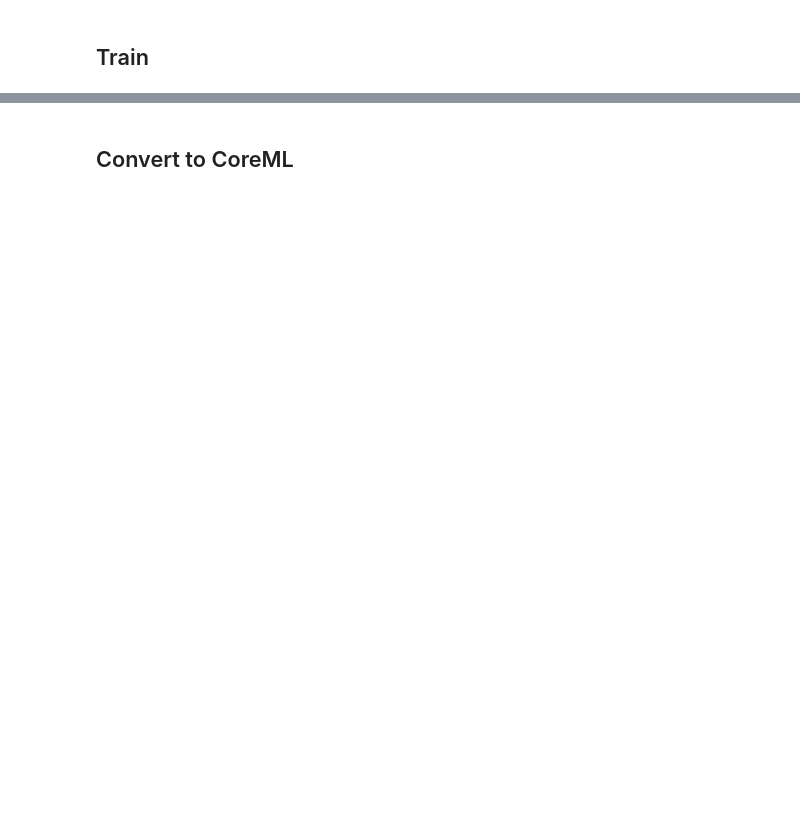
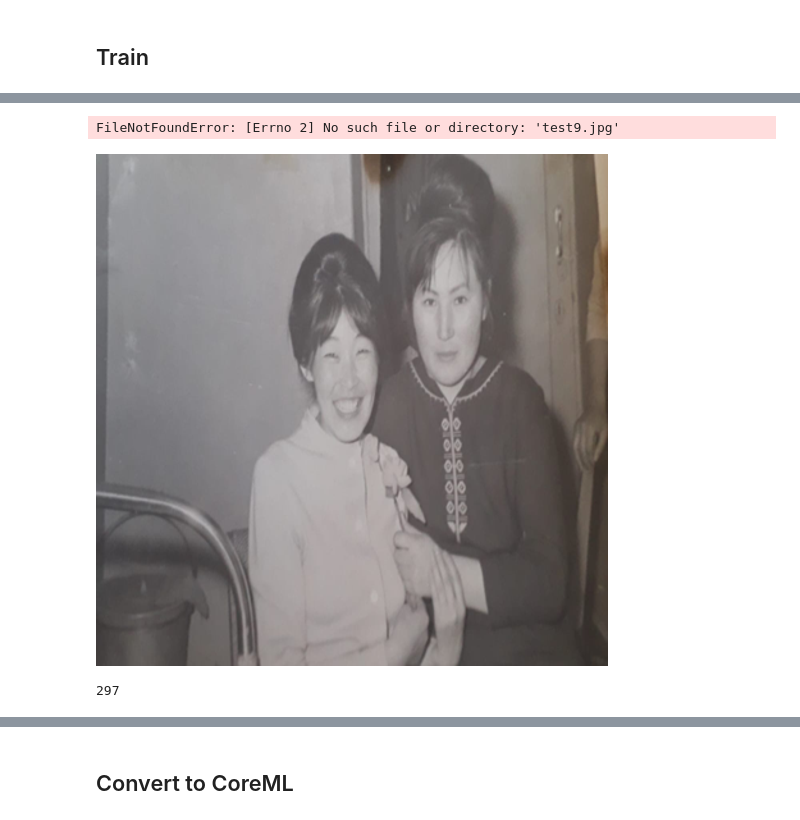
Before and after one commit to mgefimov/colorizer, a Jupyter notebook: notebooks/keras_colorizer.ipynb, the cells around one changed output, grey strips where cells are left out. Cells and saved outputs as stored; diff of their text form; code cells hidden in the pictures; blank space fills up the shorter version.

```diff
--- a/notebooks/keras_colorizer.ipynb
+++ b/notebooks/keras_colorizer.ipynb
@@ -396,0 +442,16 @@ for epoch in range(epochs+1):
+# %%
+img = Image.open('test9.jpg').resize((500, 500)).resize((512, 512)).resize((512, 512))
+t = np.expand_dims(np.array(img.convert('L')).astype(np.float), axis=2)
+a = np.array([t]) / 127.5 - 1
+res = generator.predict(a)
+res = 0.5 * res + 0.5
+res = res[0]
+Image.fromarray(np.uint8(res * 255))
+#img
+# %% [output]
+FileNotFoundError: [Errno 2] No such file or directory: 'test9.jpg'
+# %%
+img = Image.open('test7.jpg').resize((400, 400)).resize((512, 512))
+img
+# %% [output]
+[figure, added]
@@ -396,0 +460,4 @@ for epoch in range(epochs+1):
+# %%
+random.randint(100, 512)
+# %% [output]
+297
```
Also changed, not shown: parts of 29 cells of this notebook, 2 other files.
